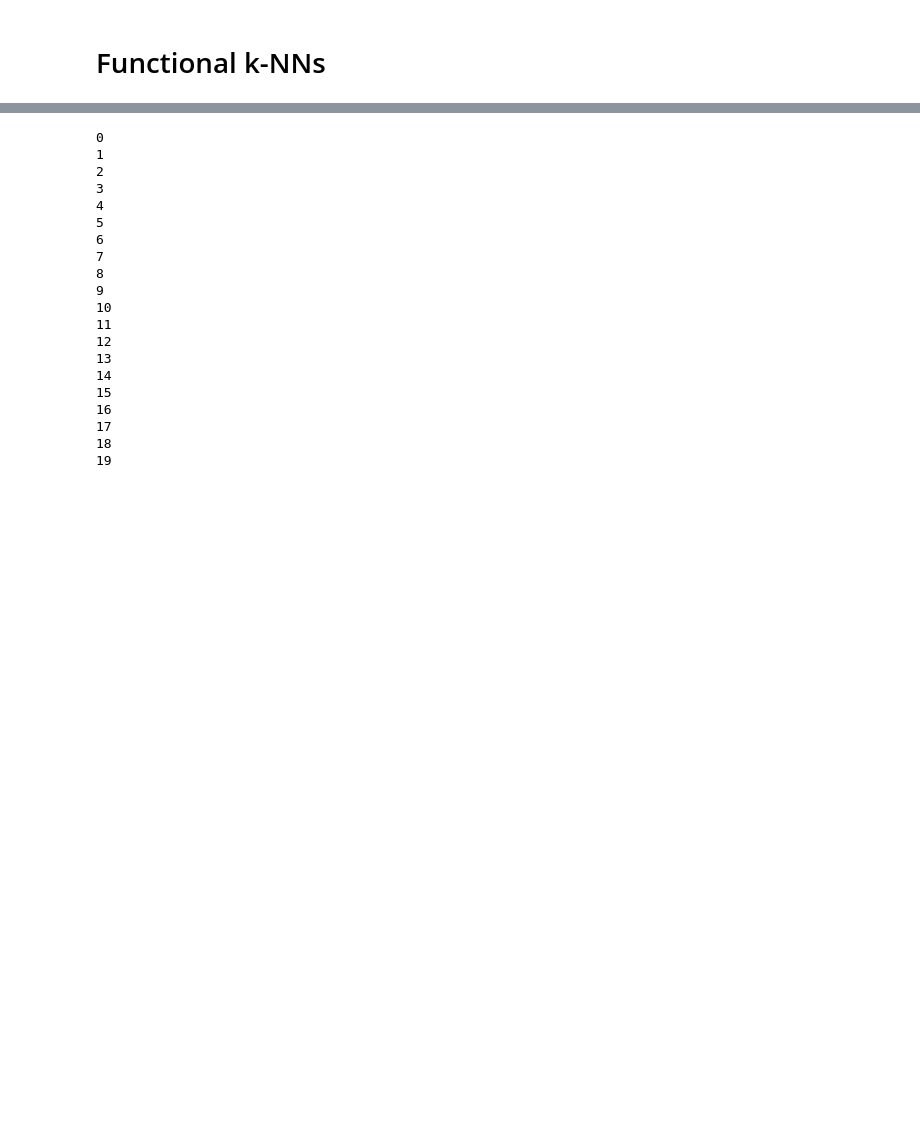
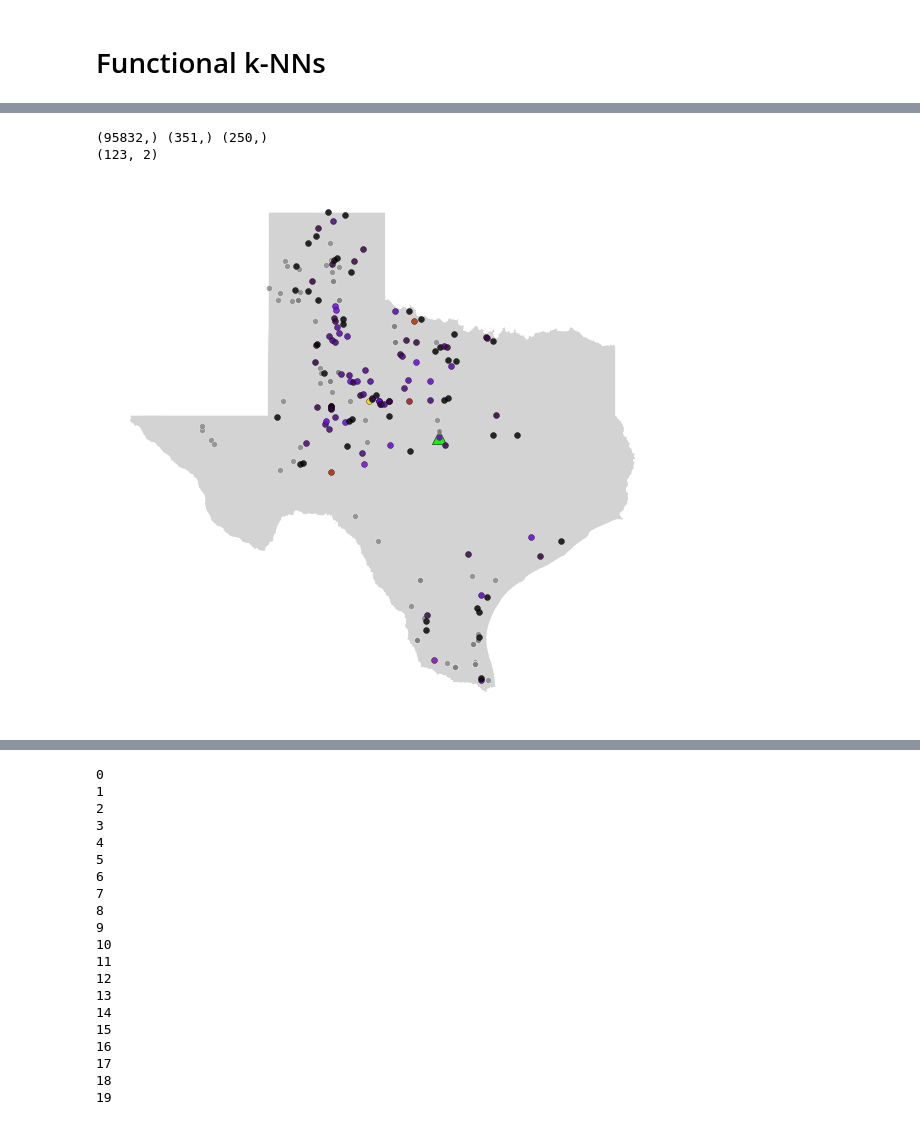
Before and after one commit to gterren/functional_forecast_dynamic_update, a Jupyter notebook: ffc.ipynb, the cells around one changed output, grey strips where cells are left out. Drawn from its saved outputs; the diff is of its cells as text; code cells hidden in the pictures; blank space fills up the shorter version.

```diff
--- a/ffc.ipynb
+++ b/ffc.ipynb
@@ -477,0 +900,60 @@ print(depth_)
+# %%
+def _plot_frequency_map(w_, x_tr_, x_ts_, x_, idx_0_, idx_1_, idx_2_):
+    print(idx_0_.shape, idx_1_.shape, idx_2_.shape)
+    x_tr_p_, z_tr_p_ = np.unique(x_tr_[idx_1_, :], return_counts = True, axis = 0)
+    print(x_tr_p_.shape)
+
+    _cmap = plt.get_cmap('gnuplot')
+    #_cmap = sns.color_palette("crest", as_cmap=True)
+
+    _norm = plt.Normalize(z_tr_p_.min(), z_tr_p_.max())
+
+    fig, ax = plt.subplots(figsize = (10, 10))  # Adjust figure size as needed
+
+    TX_.plot(ax        = ax,
+             facecolor = 'lightgray',
+             edgecolor = 'white',
+             zorder    = 0)
+
+    ax.scatter(x_[0], x_[1],
+               c      = 'lime',
+               lw     = 0.5,
+               ec     = 'k',
+               s      = 200.,
+               zorder = 1,
+               marker = '^')
+
+    ax.plot(x_ts_[:, 0], x_ts_[:, 1],
+            c      = 'gray',
+            alpha  = .75,
+            ms     = 6,
+            marker = 'o',
+            mec    = 'w',
+            ls     = 'none',
+            mew    = 0.5,
+            zorder = 2)
+
+    for i in range(x_tr_p_.shape[0]):
+        ax.plot(x_tr_p_[i, 0], x_tr_p_[i, 1],
+                c      = _cmap(_norm(z_tr_p_[i])),
+                alpha  = 0.75,
+                ms     = 6,
+                ls     = 'none',
+                marker = 'o',
+                mec    = 'k',
+                mew    = 0.5,
+                zorder = 4)
+
+    ax.set_axis_off()
+
+    plt.savefig(path_to_images + r'/frequency_map.pdf',
+                bbox_inches = 'tight',
+                dpi         = 300)
+
+    plt.show()
+
+_plot_frequency_map(w_, x_tr_, x_ts_, x_ts_[a, :], idx_0_, idx_1_, idx_2_)
+# %% [output]
+(95832,) (351,) (250,)
+(123, 2)
+[figure, added]
```
Also changed, not shown: parts of 28 cells of this notebook, 5 other files.
